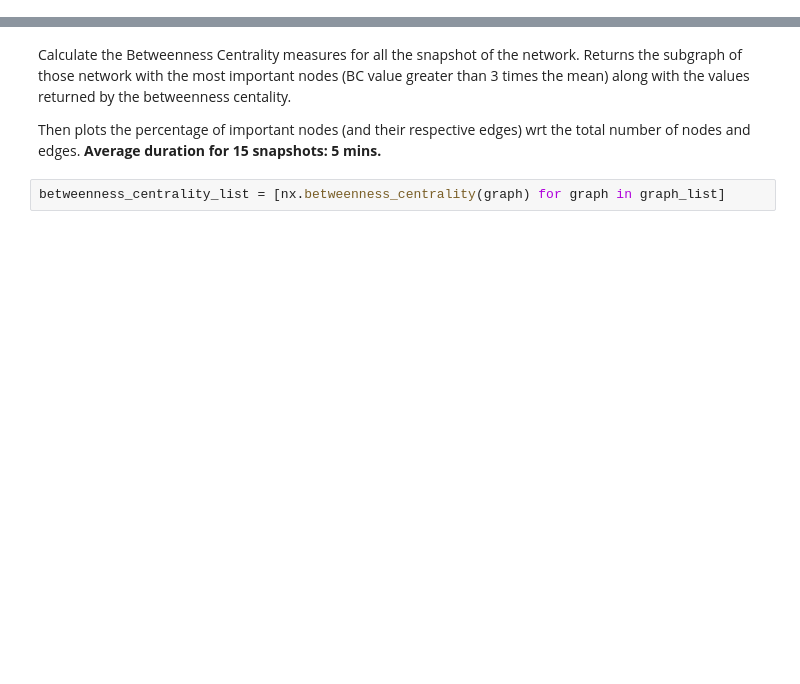
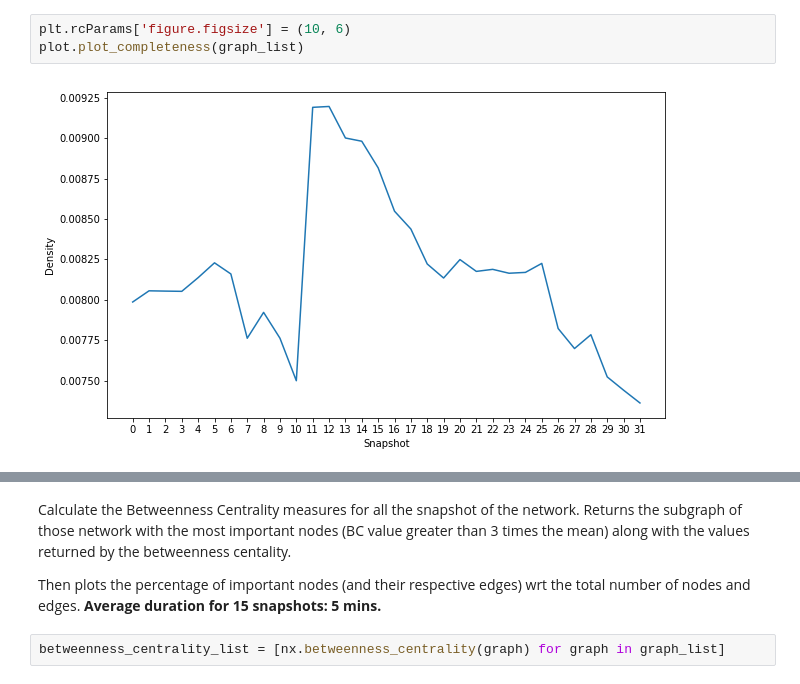
Before and after one commit to kumasan-t/robustness_measures_notebook, a Jupyter notebook: plot.ipynb, the cells around one changed output, grey strips where cells are left out. Drawn from its saved outputs; the diff is of its cells as text; blank space fills up the shorter version.

```diff
--- a/plot.ipynb
+++ b/plot.ipynb
@@ -43,0 +72,5 @@ plt.show()
+# %%
+plt.rcParams['figure.figsize'] = (10, 6)
+plot.plot_completeness(graph_list)
+# %% [output]
+[figure, added]
```
Also changed, not shown: parts of 63 cells of this notebook.
